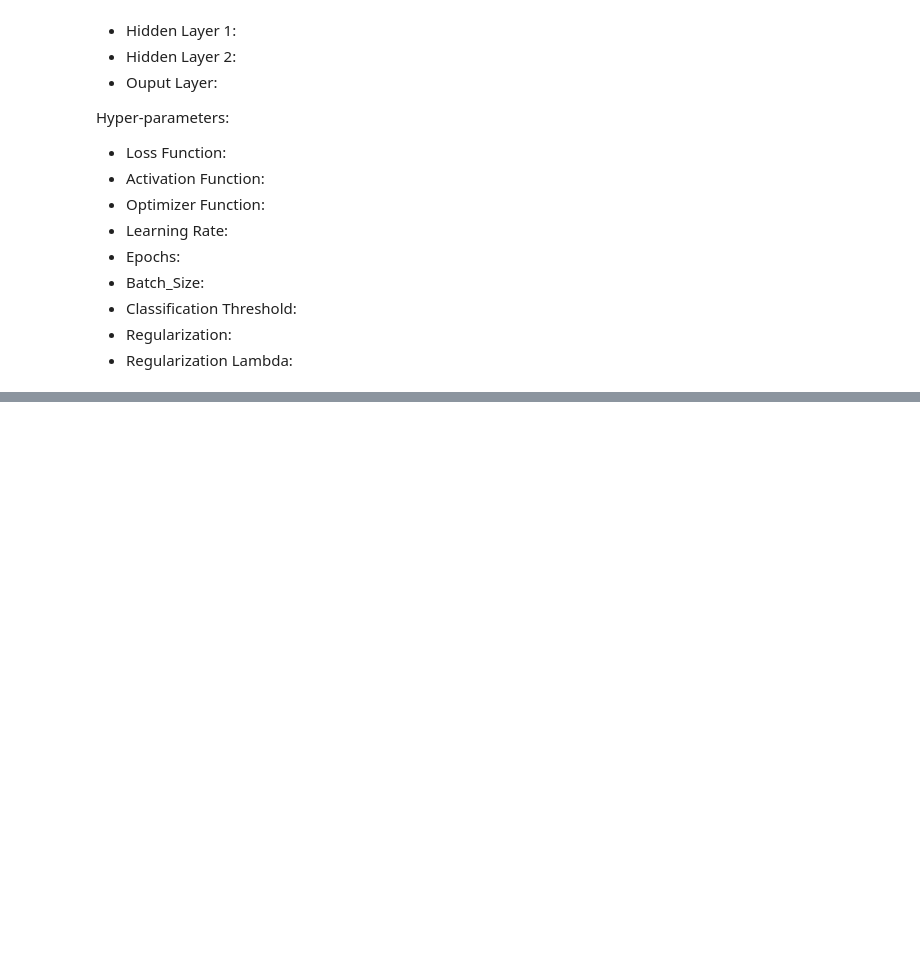
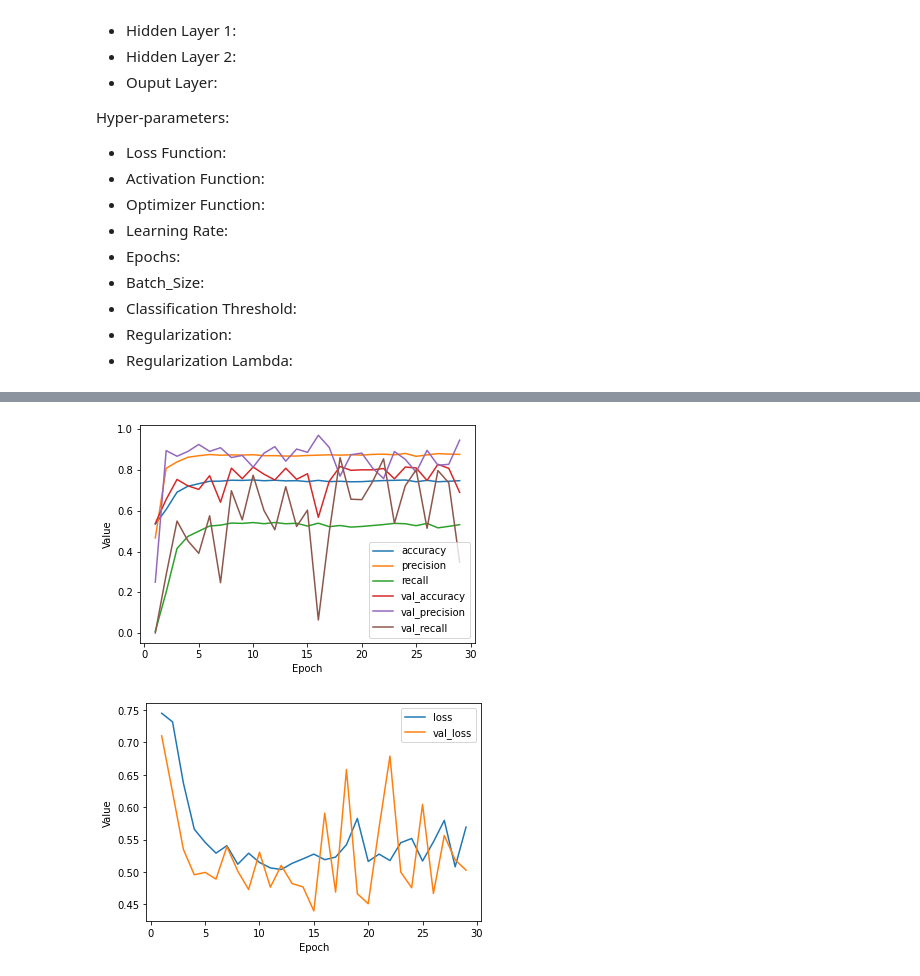
Before and after one commit to googleinterns/activity-recognition, a Jupyter notebook: location/lbs/activity/audioset/training/training_melspectrogram_cnn.ipynb, the cells around one changed output, grey strips where cells are left out. Saved outputs shown, nothing was run; the diff lists cells and outputs as text; code cells hidden in the pictures; blank space fills up the shorter version.

```diff
--- a/location/lbs/activity/audioset/training/training_melspectrogram_cnn.ipynb
+++ b/location/lbs/activity/audioset/training/training_melspectrogram_cnn.ipynb
@@ -140,0 +138,13 @@ AttributeError: 'DataFrame' object has no attribute 'rms'
+# %%
+def data_preprocessing(dataframe):
+    print('tossing bad or incongruent data')
+    dataframe = fix_dataframe(dataframe)
+    print('shuffling dataframe')
+    dataframe = shuffle_dataframe(dataframe)
+    print('getting X, y from dataframe')
+    X, y = dataframe_to_x_y(dataframe)
+    x_train, x_val, y_train, y_val = sklearn.model_selection.train_test_split(X, y, test_size=0.2, random_state = 42)
+    return x_train, y_train, x_val, y_val
+# %%
+data = data_preprocessing(df)
+x_train, y_train, x_val, y_val = data
@@ -373,0 +467,64 @@ list_of_hyperparameters = [learning_rate, epochs, batch_size,
+# %%
+# The following variables are the hyperparameters.
+loss = tf.keras.losses.BinaryCrossentropy()
+activation = 'relu'
+optimizer = tf.keras.optimizers.RMSprop
+learning_rate = 0.01
+epochs = 30
+batch_size = 25
+classification_threshold = 0.70
+regularization = tf.keras.regularizers.l2
+regularization_lambda = 0.001
+label_name = "label"
+
+list_of_hyperparameters = [learning_rate, epochs, batch_size,
+                           classification_threshold,
+                           regularization_lambda,
+                           label_name]
+
+
+# Here is the updated definition of METRICS:
+METRICS = [
+      tf.keras.metrics.BinaryAccuracy(
+          name='accuracy', threshold=classification_threshold),
+      tf.keras.metrics.Precision(
+          thresholds=classification_threshold, name='precision'),
+      tf.keras.metrics.Recall(
+          thresholds=classification_threshold, name="recall"),
+]
+
+x_train1 = x_train.reshape(x_train.shape[0], 128, 431, 1)
+x_val1 = x_val.reshape(x_val.shape[0], 128, 431, 1)
+
+# Establish the model's topography.
+my_model = create_model(learning_rate, METRICS, optimizer=optimizer, regularization=regularization, regularization_lambda=regularization_lambda)
+
+# View the model's structure.
+my_model.summary()
+
+# Train the model on the training set.
+epochs, hist = train_model(my_model, x_train1, y_train, epochs,
+                          label_name, batch_size, validation_data=(x_val1, y_val))
+
+# Plot metrics vs. epochs
+list_of_metrics_to_plot = ['accuracy', "precision", "recall", 'val_accuracy', 'val_precision', 'val_recall']
+plot_curve(epochs, hist, list_of_metrics_to_plot, dest_dir, filename, list_of_hyperparameters)
+plot_curve(epochs, hist, ['loss', 'val_loss'], dest_dir, filename, list_of_hyperparameters)
+
+training_performance =  my_model.evaluate(x_train1, y_train, verbose=0)
+print('Training Performance')
+print('---------------------------------')
+print('loss: ', training_performance[0])
+print('accuracy: ', training_performance[1])
+print('precision: ', training_performance[2])
+print('recall: ', training_performance[3])
+print()
+
+validation_performance =  my_model.evaluate(x_val1, y_val, verbose=0)
+print('Validation Performance')
+print('---------------------------------')
+print('loss: ', validation_performance[0])
+print('accuracy: ', validation_performance[1])
+print('precision: ', validation_performance[2])
+print('recall: ', validation_performance[3])
+# %% [output]
@@ -373,0 +548,2 @@ list_of_hyperparameters = [learning_rate, epochs, batch_size,
+[figure, added]
+[figure, added]
```
Also changed, not shown: parts of 22 cells of this notebook, 1 other file.
